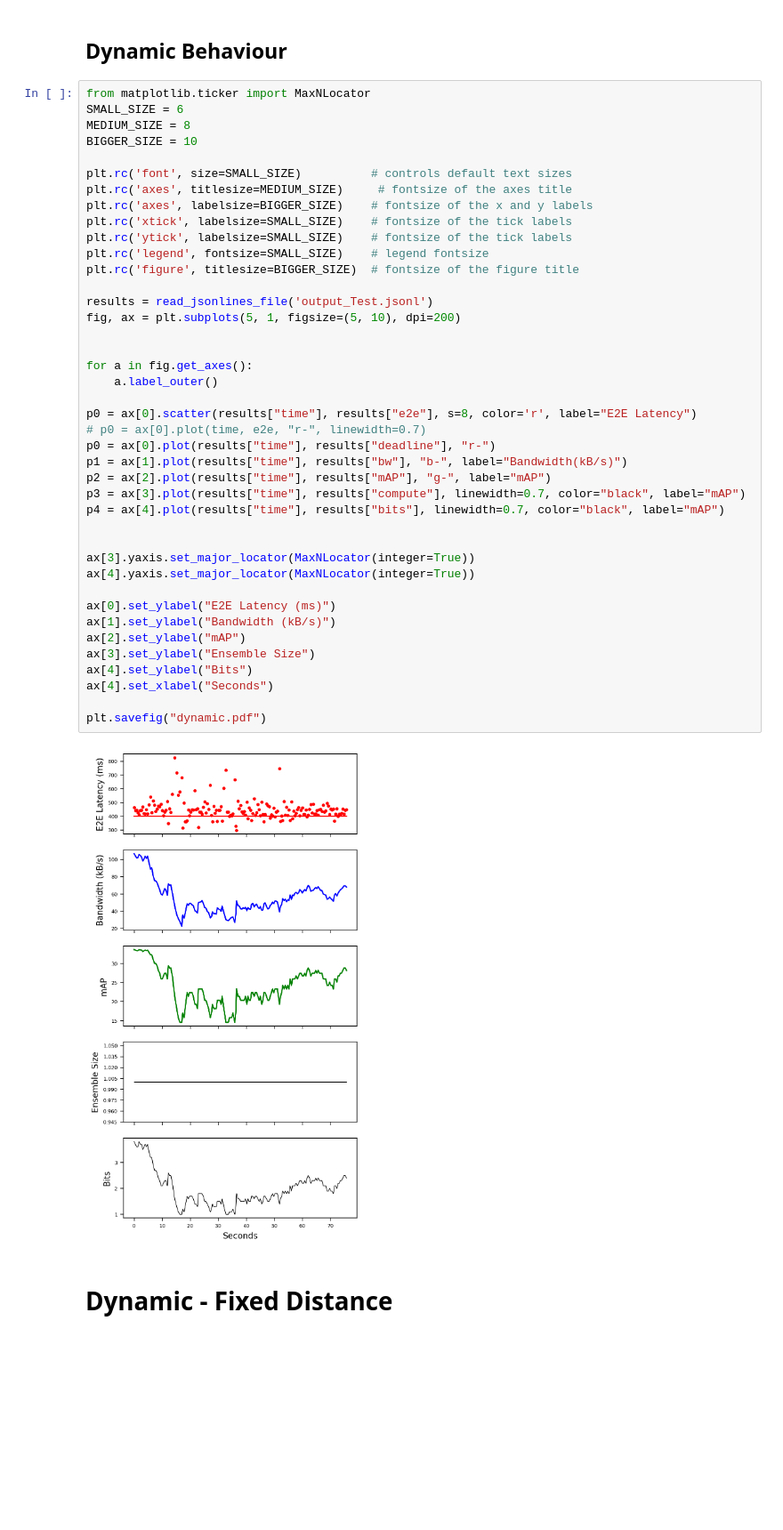
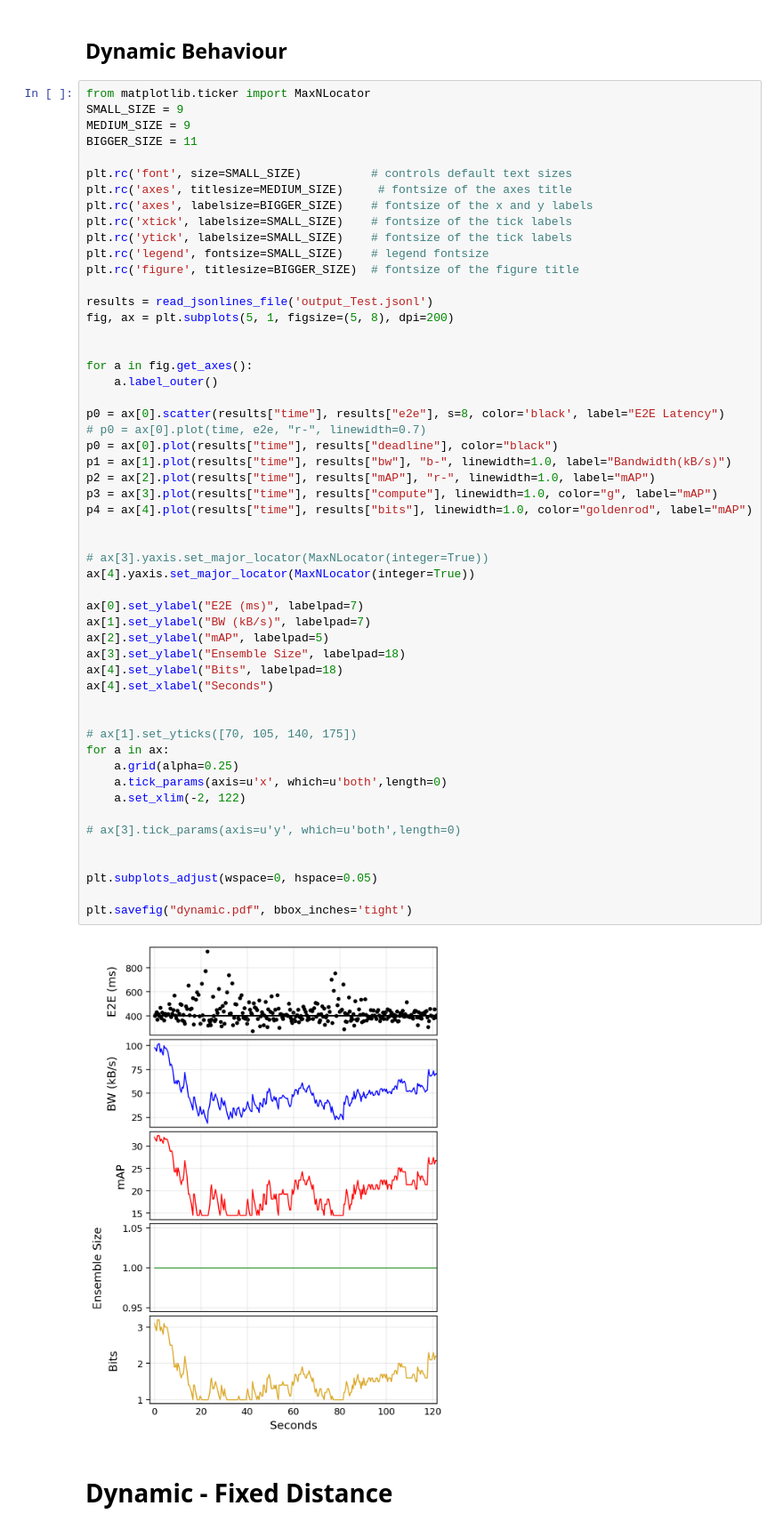
Before and after one commit to jsiloto/adaptive-cod-on-device, a Jupyter notebook: results/plots.ipynb, the cells around one changed output. Shown at 89% size. Saved outputs shown, nothing was run; the diff lists cells and outputs as text; blank space fills up the shorter version.

Commit message:
latest results

```diff
--- a/results/plots.ipynb
+++ b/results/plots.ipynb
@@ -201,47 +201,59 @@ lee2021                  5    153.4         1264.5      5045.5
 ## Dynamic Behaviour
 # %%
 from matplotlib.ticker import MaxNLocator
-SMALL_SIZE = 6
-MEDIUM_SIZE = 8
-BIGGER_SIZE = 10
+SMALL_SIZE = 9
+MEDIUM_SIZE = 9
+BIGGER_SIZE = 11
 
 plt.rc('font', size=SMALL_SIZE)          # controls default text sizes
 plt.rc('axes', titlesize=MEDIUM_SIZE)     # fontsize of the axes title
 plt.rc('axes', labelsize=BIGGER_SIZE)    # fontsize of the x and y labels
 plt.rc('xtick', labelsize=SMALL_SIZE)    # fontsize of the tick labels
 plt.rc('ytick', labelsize=SMALL_SIZE)    # fontsize of the tick labels
 plt.rc('legend', fontsize=SMALL_SIZE)    # legend fontsize
 plt.rc('figure', titlesize=BIGGER_SIZE)  # fontsize of the figure title
 
 results = read_jsonlines_file('output_Test.jsonl')
-fig, ax = plt.subplots(5, 1, figsize=(5, 10), dpi=200)
+fig, ax = plt.subplots(5, 1, figsize=(5, 8), dpi=200)
 
 
 for a in fig.get_axes():
     a.label_outer()
 
-p0 = ax[0].scatter(results["time"], results["e2e"], s=8, color='r', label="E2E Latency")
+p0 = ax[0].scatter(results["time"], results["e2e"], s=8, color='black', label="E2E Latency")
 # p0 = ax[0].plot(time, e2e, "r-", linewidth=0.7)
-p0 = ax[0].plot(results["time"], results["deadline"], "r-")
-p1 = ax[1].plot(results["time"], results["bw"], "b-", label="Bandwidth(kB/s)")
-p2 = ax[2].plot(results["time"], results["mAP"], "g-", label="mAP")
-p3 = ax[3].plot(results["time"], results["compute"], linewidth=0.7, color="black", label="mAP")
-p4 = ax[4].plot(results["time"], results["bits"], linewidth=0.7, color="black", label="mAP")
+p0 = ax[0].plot(results["time"], results["deadline"], color="black")
+p1 = ax[1].plot(results["time"], results["bw"], "b-", linewidth=1.0, label="Bandwidth(kB/s)")
+p2 = ax[2].plot(results["time"], results["mAP"], "r-", linewidth=1.0, label="mAP")
+p3 = ax[3].plot(results["time"], results["compute"], linewidth=1.0, color="g", label="mAP")
+p4 = ax[4].plot(results["time"], results["bits"], linewidth=1.0, color="goldenrod", label="mAP")
 
 
-ax[3].yaxis.set_major_locator(MaxNLocator(integer=True))
+# ax[3].yaxis.set_major_locator(MaxNLocator(integer=True))
 ax[4].yaxis.set_major_locator(MaxNLocator(integer=True))
 
-ax[0].set_ylabel("E2E Latency (ms)")
-ax[1].set_ylabel("Bandwidth (kB/s)")
-ax[2].set_ylabel("mAP")
-ax[3].set_ylabel("Ensemble Size")
-ax[4].set_ylabel("Bits")
+ax[0].set_ylabel("E2E (ms)", labelpad=7)
+ax[1].set_ylabel("BW (kB/s)", labelpad=7)
+ax[2].set_ylabel("mAP", labelpad=5)
+ax[3].set_ylabel("Ensemble Size", labelpad=18)
+ax[4].set_ylabel("Bits", labelpad=18)
 ax[4].set_xlabel("Seconds")
 
-plt.savefig("dynamic.pdf")
+
+# ax[1].set_yticks([70, 105, 140, 175])
+for a in ax:
+    a.grid(alpha=0.25)
+    a.tick_params(axis=u'x', which=u'both',length=0)
+    a.set_xlim(-2, 122)
+
+# ax[3].tick_params(axis=u'y', which=u'both',length=0)
+
+
+plt.subplots_adjust(wspace=0, hspace=0.05)
+
+plt.savefig("dynamic.pdf", bbox_inches='tight')
 # %% [output]
-[figure, old version]
+[figure, new version]
 # %% [markdown]
 # Dynamic - Fixed Distance
 # %%
```
Also changed, not shown: parts of 2 cells of this notebook, 1 other file.
